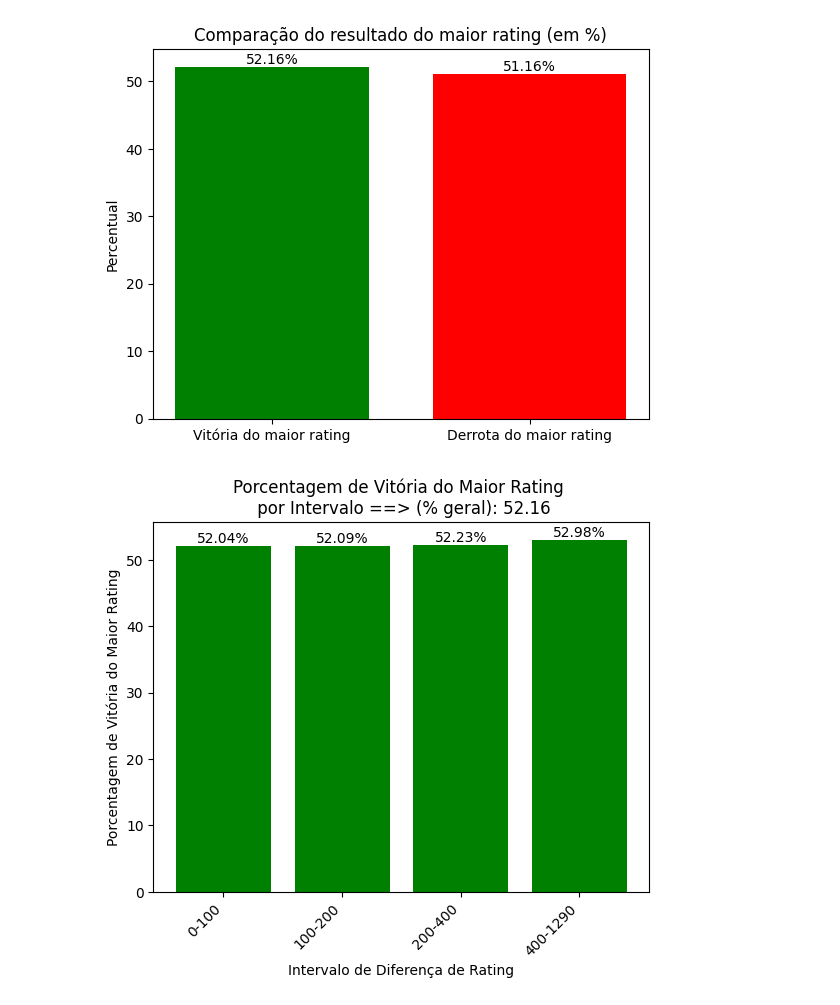
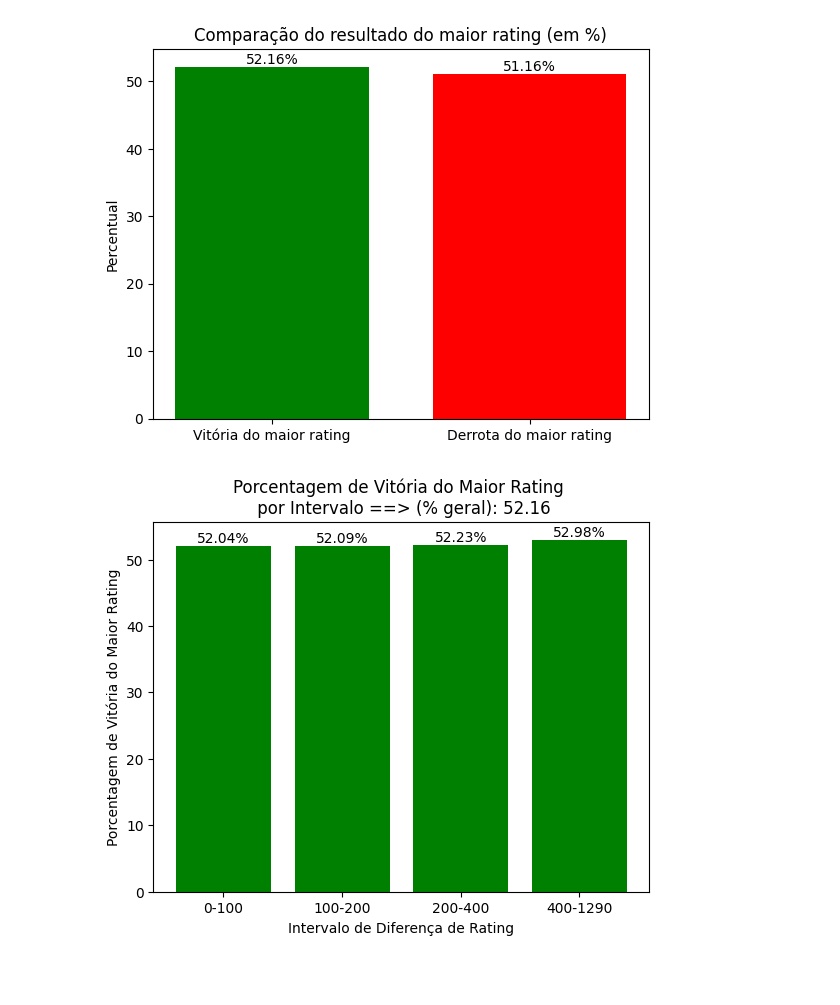
Before and after one commit to wevertonrs/chessrating, a Jupyter notebook: projeto_final.ipynb, the cells around one changed output. Saved outputs shown, nothing was run; the diff lists cells and outputs as text; code cells hidden in the pictures; blank space fills up the shorter version.

```diff
--- a/projeto_final.ipynb
+++ b/projeto_final.ipynb
@@ -73,4 +62,6 @@ shape: (5, 16)
 | "kWKvrqYL" | true | 1.5041e12 | 1.5041e12 | 61 | "mate" | "white" | "20+0" | "daniamurashov" | ... |
 | "9tXo1AUZ" | true | 1.5040e12 | 1.5040e12 | 95 | "mate" | "white" | "30+3" | "nik221107" | ... |
 # %%
-df = df.drop(['id', 'created_at', 'last_move_at', 'turns', 'victory_status', 'increment_code', 'white_id', 'black_id', 'moves', 'opening_eco', 'opening_name', 'opening_ply'])
+df = df.drop(['id', 'created_at', 'last_move_at', 'turns', 'victory_status',
+              'increment_code', 'white_id', 'black_id', 'moves', 'opening_eco',
+              'opening_name', 'opening_ply'])
@@ -156,4 +131,6 @@ ndf = ndf.with_columns(
     .alias('major_rating_has_won')
 )
 # %%
-ndf = ndf.with_columns(abs(pl.col('white_rating') - pl.col('black_rating')).alias('rating_difference'))
+ndf = ndf.with_columns(
+    abs(pl.col('white_rating') - pl.col('black_rating'))
+    .alias('rating_difference'))
@@ -204,50 +197,45 @@ total_percent_major_rating_won = percent_major_rating_won
 # %% [output]
 [figure]
 # %%
-# Inicializar os intervalos de diferença de rating
-intervalos = [(0, 100), (100, 200), (200, 400), (400, ndf['rating_difference'].max())]
+# Intervalos arbitrários de diferença de rating
+intervalos = [(0, 100),
+              (100, 200),
+              (200, 400),
+              (400, ndf['rating_difference'].max())]
 
-# Inicializar listas para armazenar as porcentagens de vitória do maior rating em cada intervalo
+major_won_total_percent = (
+    (ndf.filter(ndf['major_rating_has_won'] == True).height) /
+    (ndf.height) * 100)
+
 percentagens_won = []
 
-# Calcular as porcentagens de vitória do maior rating para cada intervalo
+# Calcula as porcentagens de vitória do maior rating para cada intervalo
 for intervalo in intervalos:
     min_diff, max_diff = intervalo
 
-    # Filtrar os dados para o intervalo de diferença de rating
-    filtered_df = ndf.filter((ndf['rating_difference'] >= min_diff) & (ndf['rating_difference'] < max_diff))
+    filtered_df = ndf.filter((ndf['rating_difference'] >= min_diff)
+                           & (ndf['rating_difference'] < max_diff))
+
+    count_major_rating_won = filtered_df.filter(filtered_df['major_rating_has_won'] == True).height
+
+    percent_major_rating_won = (count_major_rating_won / filtered_df.height) * 100
+    percentagens_won.append(percent_major_rating_won)
+
+# Rotulos das barras segundo os intevalos
+labels = [f'{min_diff}-{max_diff}' for min_diff, max_diff in intervalos]
 
 
-    # Contar os casos de vitória do maior rating
-    count_major_rating_won = filtered_df.filter(filtered_df['major_rating_has_won'] == True).height
-
-    # Calcular a porcentagem de vitória do maior rating
-    percent_major_rating_won = (count_major_rating_won / filtered_df.height) * 100
-
-    # Adicionar à lista de porcentagens de vitória
-    percentagens_won.append(percent_major_rating_won)
-
-# Preparar os rótulos das barras
-labels = [f'{min_diff}-{max_diff}' for min_diff, max_diff in intervalos]
-
-# Criar o gráfico de barras
 plt.bar(labels, percentagens_won, color='green')
-
-# Adicionar rótulos e título
 plt.xlabel('Intervalo de Diferença de Rating')
 plt.ylabel('Porcentagem de Vitória do Maior Rating')
-plt.title('Porcentagem de Vitória do Maior Rating \n por Intervalo ==> (% geral): ' + str(total_percent_major_rating_won)[:5])
-
+plt.title('Porcentagem de Vitória do Maior Rating \n por Intervalo ==> (% geral): '
+          + str(major_won_total_percent)[:5])
 for i, percentagem in enumerate(percentagens_won):
     plt.text(i, percentagem, f'{percentagem:.2f}%', ha='center', va='bottom')
 
-# Rotacionar os rótulos do eixo x para melhor visualização
-plt.xticks(rotation=45, ha='right')
-
-# Exibir o gráfico
 plt.show()
 # %% [output]
-[figure, old version]
+[figure, new version]
 # %%
 df_70_percent = ndf.sample(fraction=0.7, shuffle=True)
 df_30_percent = ndf.sample(fraction=0.3, shuffle=True)
```
Also changed, not shown: parts of 12 cells of this notebook.
